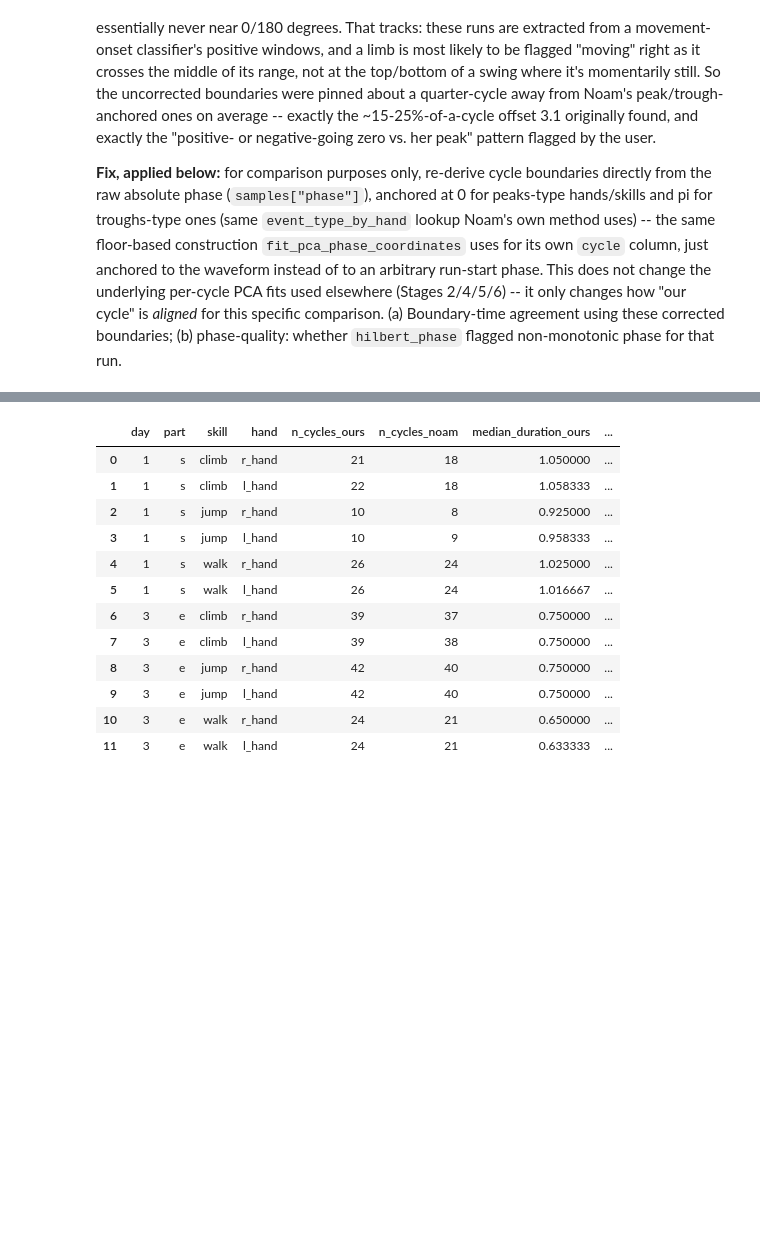
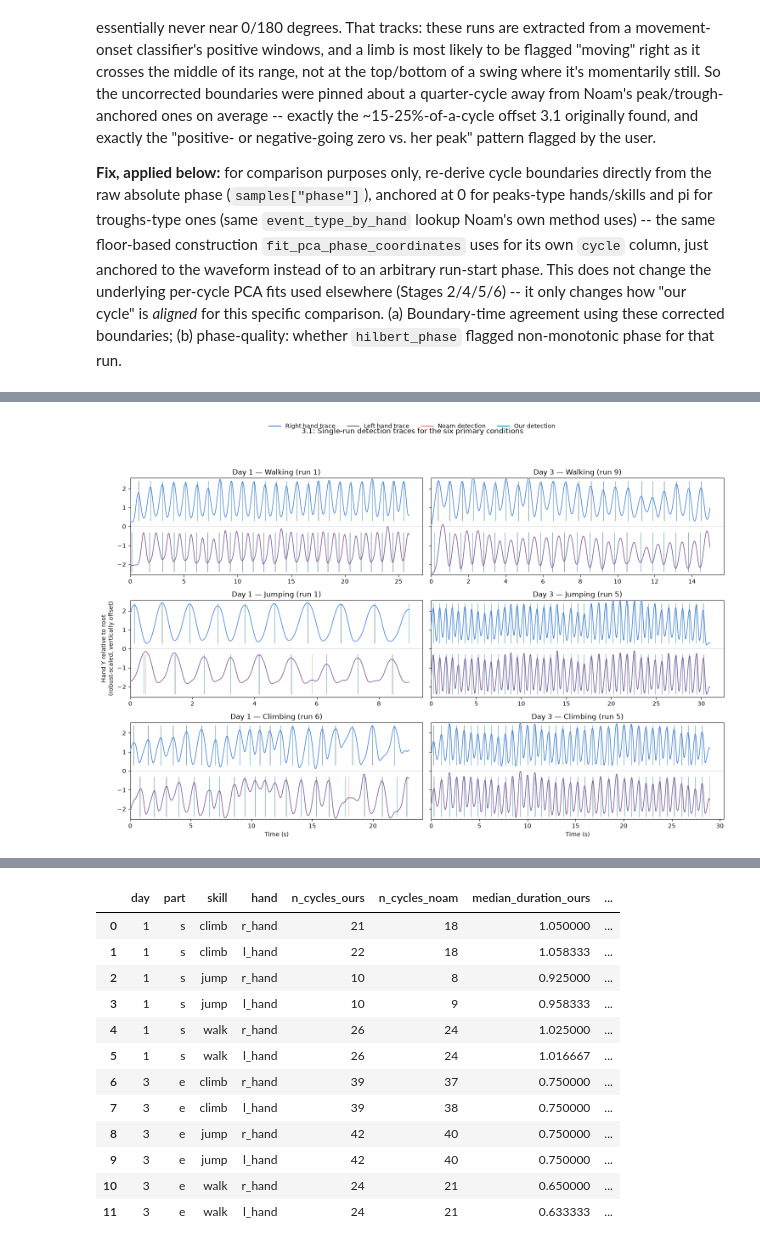
Before and after one commit to Motor-Learning-Lab/phase-coordinates, a Jupyter notebook: notebooks/gorilla_tag_analysis/02_compare_noam.ipynb, the cells around one changed output, grey strips where cells are left out. Drawn from its saved outputs; the diff is of its cells as text; code cells hidden in the pictures; blank space fills up the shorter version.

```diff
--- a/notebooks/gorilla_tag_analysis/02_compare_noam.ipynb
+++ b/notebooks/gorilla_tag_analysis/02_compare_noam.ipynb
@@ -259,0 +304,75 @@ plt.show()
+# %%
+from matplotlib.lines import Line2D
+
+TRACE_HAND_COLORS = {"r_hand": "#3b7ddd", "l_hand": "#7a5195"}
+NOAM_DETECTION_COLOR = "#e76f51"
+OUR_DETECTION_COLOR = "#0096c7"
+TRACE_OFFSETS = {"r_hand": 1.35, "l_hand": -1.35}
+
+
+def display_trace(raw, offset):
+    """Robustly scale one hand, then put it in its own vertical lane."""
+    raw = np.asarray(raw, dtype=float)
+    center = np.nanmedian(raw)
+    scale = np.nanpercentile(np.abs(raw - center), 95)
+    scale = scale if np.isfinite(scale) and scale > 0 else 1.0
+    return (raw - center) / scale + offset
+
+
+trace_rows = (RUNS_DF.sort_values("run_duration_sec", ascending=False)
+              .groupby(["day", "part", "skill"], as_index=False).first())
+trace_lookup = {(row.day, row.skill): row for _, row in trace_rows.iterrows()}
+
+fig, axes = plt.subplots(3, 2, figsize=(15, 10), sharey=True)
+for row_idx, skill in enumerate(["walk", "jump", "climb"]):
+    for col_idx, day in enumerate([1, 3]):
+        ax = axes[row_idx, col_idx]
+        row = trace_lookup.get((day, skill))
+        if row is None:
+            ax.text(0.5, 0.5, "no data", ha="center", va="center", transform=ax.transAxes)
+            continue
+
+        plotted = False
+        for hand in ["r_hand", "l_hand"]:
+            key = ("002", row.day, row.part, row.skill, row.source_file, row.movement_run_id, hand)
+            if key not in PCA_CACHE:
+                continue
+            raw = raw_signal_for_run("002", row.day, row.part, row.skill, row.movement_run_id, hand)
+            time_s = np.arange(len(raw)) / FS_HZ
+            offset = TRACE_OFFSETS[hand]
+            ax.plot(time_s, display_trace(raw, offset), color=TRACE_HAND_COLORS[hand], lw=1.1,
+                    label=P.HAND_LABELS[hand], zorder=3)
+
+            _, _, _, noam_events, _, _ = extract_cycles_from_signal(raw, skill, hand, CYCLE_PARAMS)
+            our_events = phase_detection_indices(PCA_CACHE[key]["samples"]["phase"].to_numpy(),
+                                                phase_reference(skill, hand))
+            # Keep each hand's method lines in that hand's lane, behind its trace.
+            ax.vlines(noam_events / FS_HZ, offset - 1.05, offset + 1.05, color=NOAM_DETECTION_COLOR,
+                      lw=0.8, alpha=0.55, zorder=1)
+            ax.vlines(our_events / FS_HZ, offset - 1.05, offset + 1.05, color=OUR_DETECTION_COLOR,
+                      lw=0.8, alpha=0.65, zorder=2)
+            plotted = True
+
+        ax.axhline(0, color="0.82", lw=0.7, zorder=0)
+        ax.set_ylim(-2.55, 2.55)
+        ax.set_title(f"Day {day} — {P.SKILL_LABELS[skill]} (run {row.movement_run_id})")
+        if plotted:
+            ax.set_xlim(left=0)
+
+for ax in axes[-1, :]:
+    ax.set_xlabel("Time (s)")
+axes[1, 0].set_ylabel("Hand Y relative to root\n(robust-scaled, vertically offset)")
+
+legend_handles = [
+    Line2D([0], [0], color=TRACE_HAND_COLORS["r_hand"], lw=1.5, label="Right hand trace"),
+    Line2D([0], [0], color=TRACE_HAND_COLORS["l_hand"], lw=1.5, label="Left hand trace"),
+    Line2D([0], [0], color=NOAM_DETECTION_COLOR, lw=1.5, label="Noam detection"),
+    Line2D([0], [0], color=OUR_DETECTION_COLOR, lw=1.5, label="Our detection"),
+]
+fig.legend(handles=legend_handles, loc="upper center", ncol=4, frameon=False)
+fig.suptitle("3.1: Single-run detection traces for the six primary conditions", y=0.98)
+fig.tight_layout(rect=(0, 0, 1, 0.93))
+P.save_figure(fig, "stage3_single_run_detection_traces")
+plt.show()
+# %% [output]
+[figure, added]
```
Also changed, not shown: parts of 10 cells of this notebook, 41 other files.
